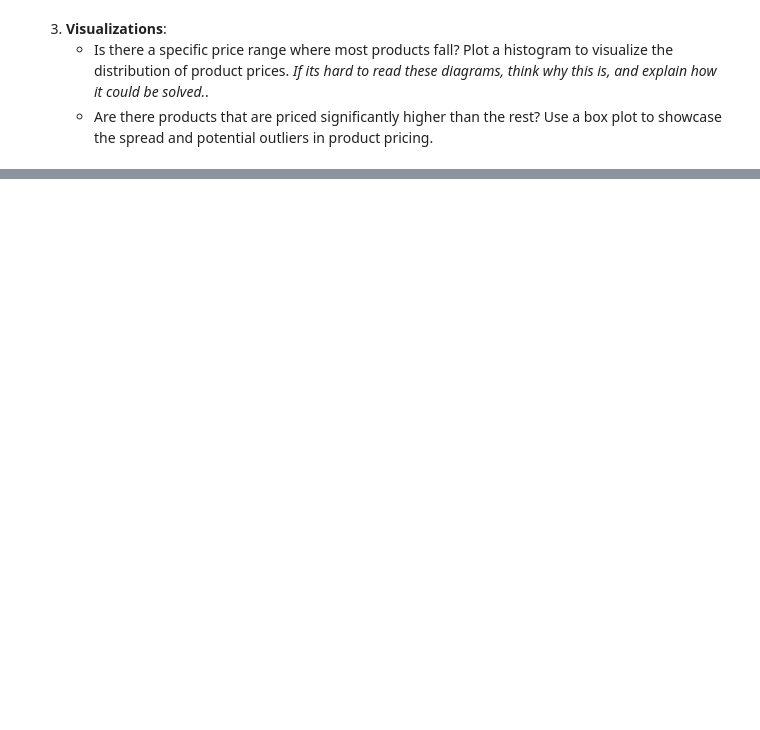
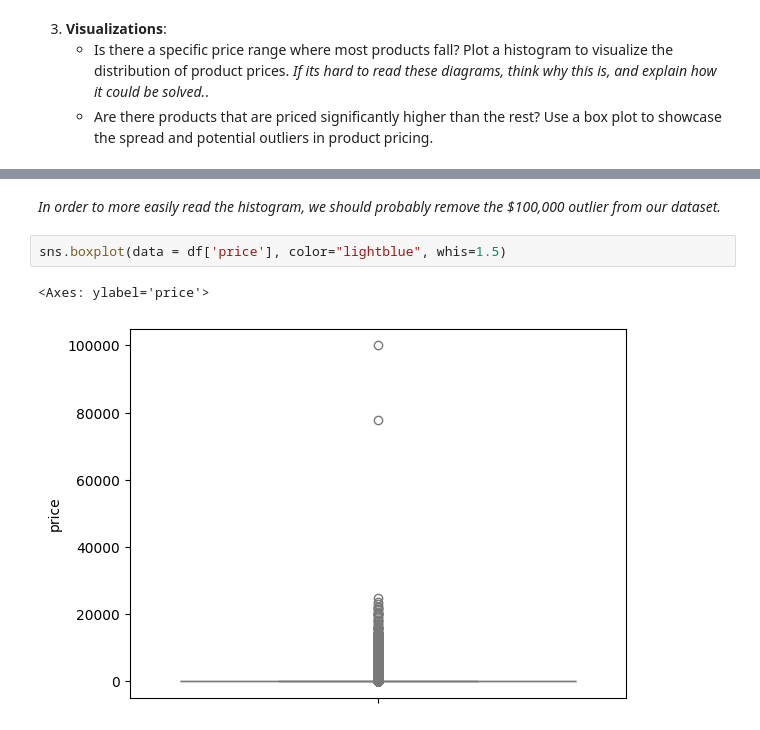
Before and after one commit to chandlershortlidge/lab-eda-univariate, a Jupyter notebook: main.ipynb, the cells around one changed output, grey strips where cells are left out. Cells and saved outputs as stored; diff of their text form; blank space fills up the shorter version.

```diff
--- a/main.ipynb
+++ b/main.ipynb
@@ -198,0 +210,7 @@ Interquartile Range: 0.0
+# %% [markdown]
+*In order to more easily read the histogram, we should probably remove the $100,000 outlier from our dataset.*
+# %%
+sns.boxplot(data = df['price'], color="lightblue", whis=1.5)
+# %% [output]
+<Axes: ylabel='price'>
+[figure, added]
```
Also changed, not shown: parts of 16 cells of this notebook.
